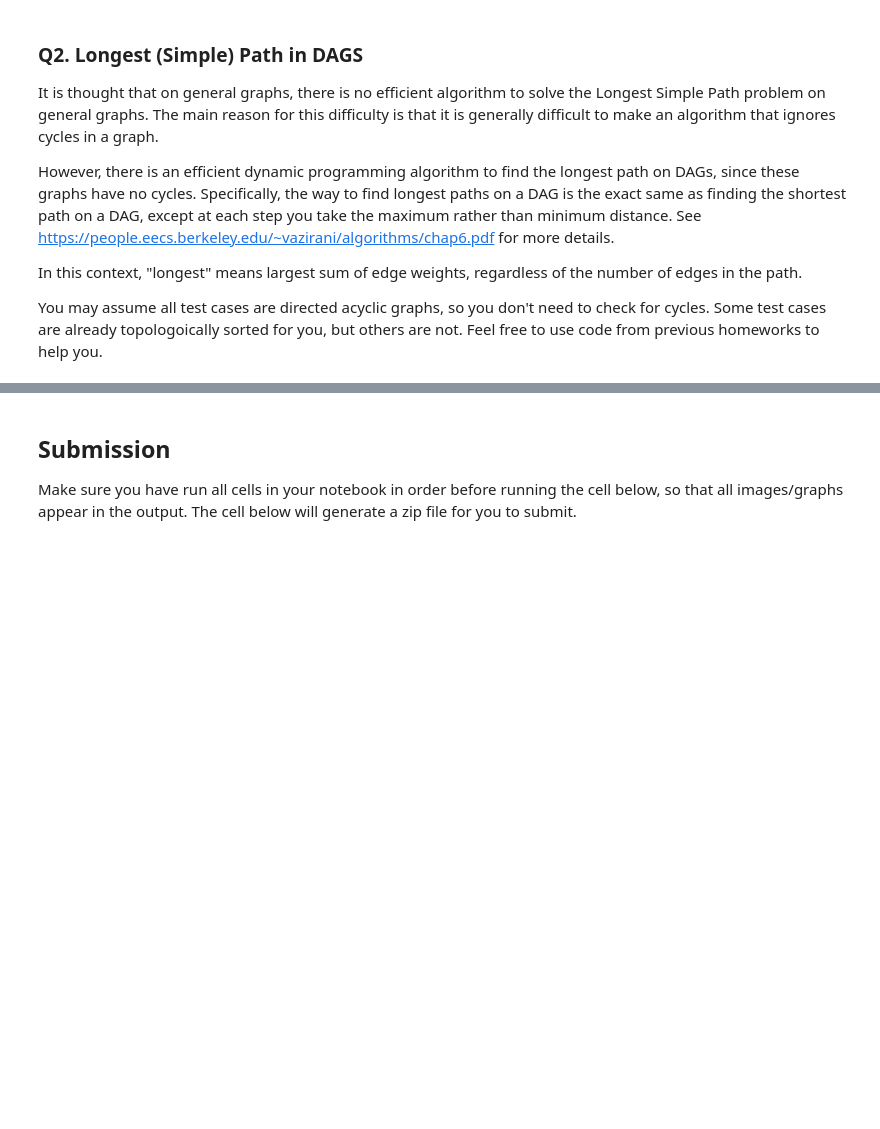
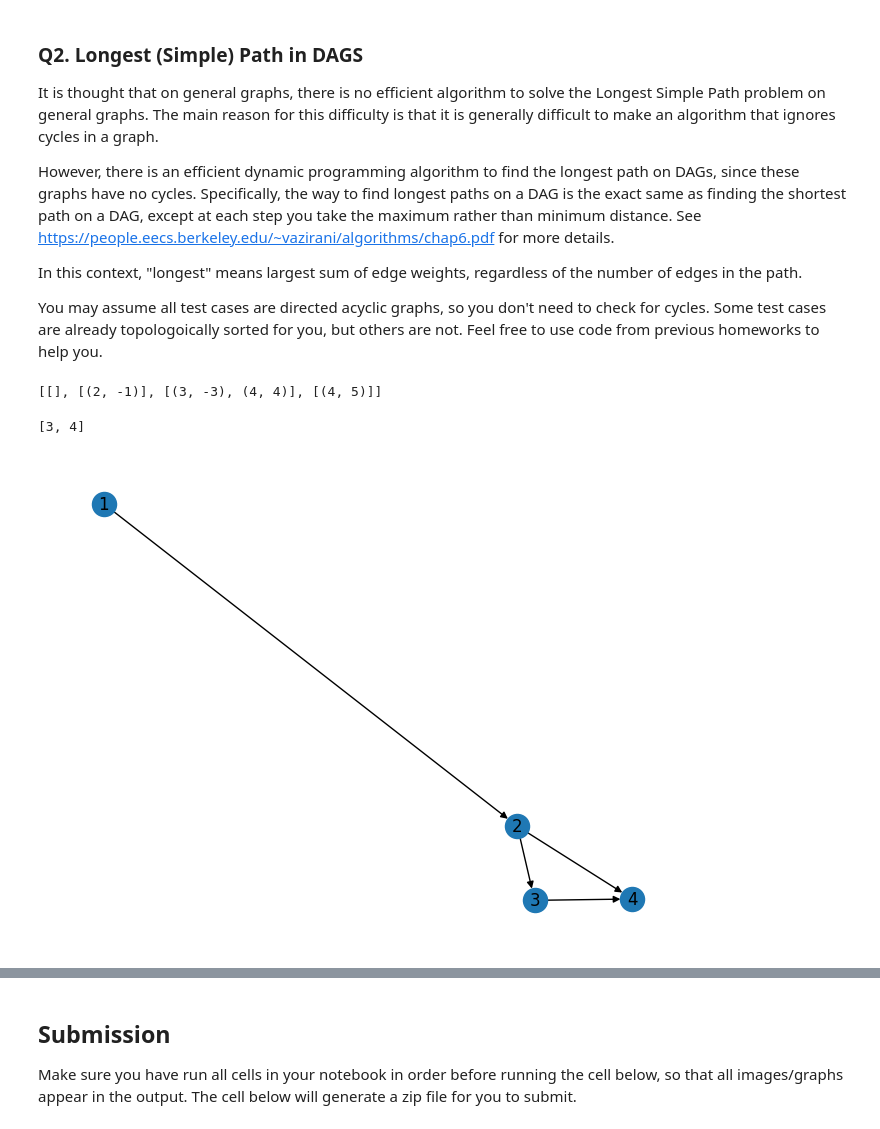
Before and after one commit to TonyHGF/cs170-fa24-coding, a Jupyter notebook: hw06/hw06.ipynb, the cells around one changed output, grey strips where cells are left out. Cells and saved outputs as stored; diff of their text form; code cells hidden in the pictures; blank space fills up the shorter version.

```diff
--- a/hw06/hw06.ipynb
+++ b/hw06/hw06.ipynb
@@ -235,4 +228,15 @@ def longest_path_on_DAGS(adj_list):
     return res
+# %%
+edges = [(1,2,-1), (2,3,-3), (3,4,5), (2,4,4)]
+adj = generate_adj_list(4, edges)
+print(adj)
+draw_graph(adj)
+
+longest_path_on_DAGS(adj)
+# %% [output]
+[[], [(2, -1)], [(3, -3), (4, 4)], [(4, 5)]]
+[3, 4]
+[figure, added]
 # %%
 problems = test_cases['q2']
 for adj_list in tqdm.tqdm(problems, total=len(problems)):
```
Also changed, not shown: parts of 7 cells of this notebook, 2 other files.
